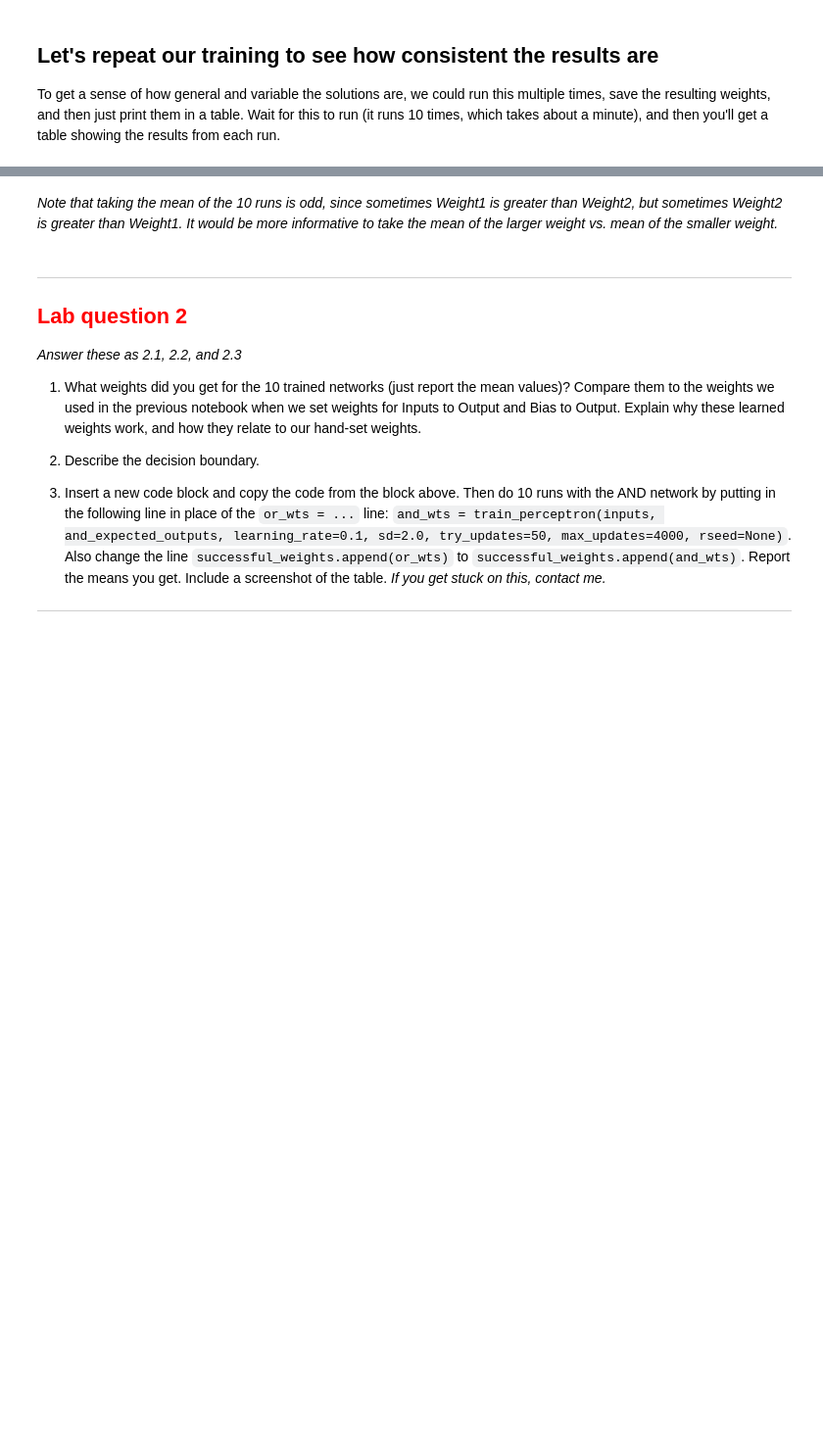
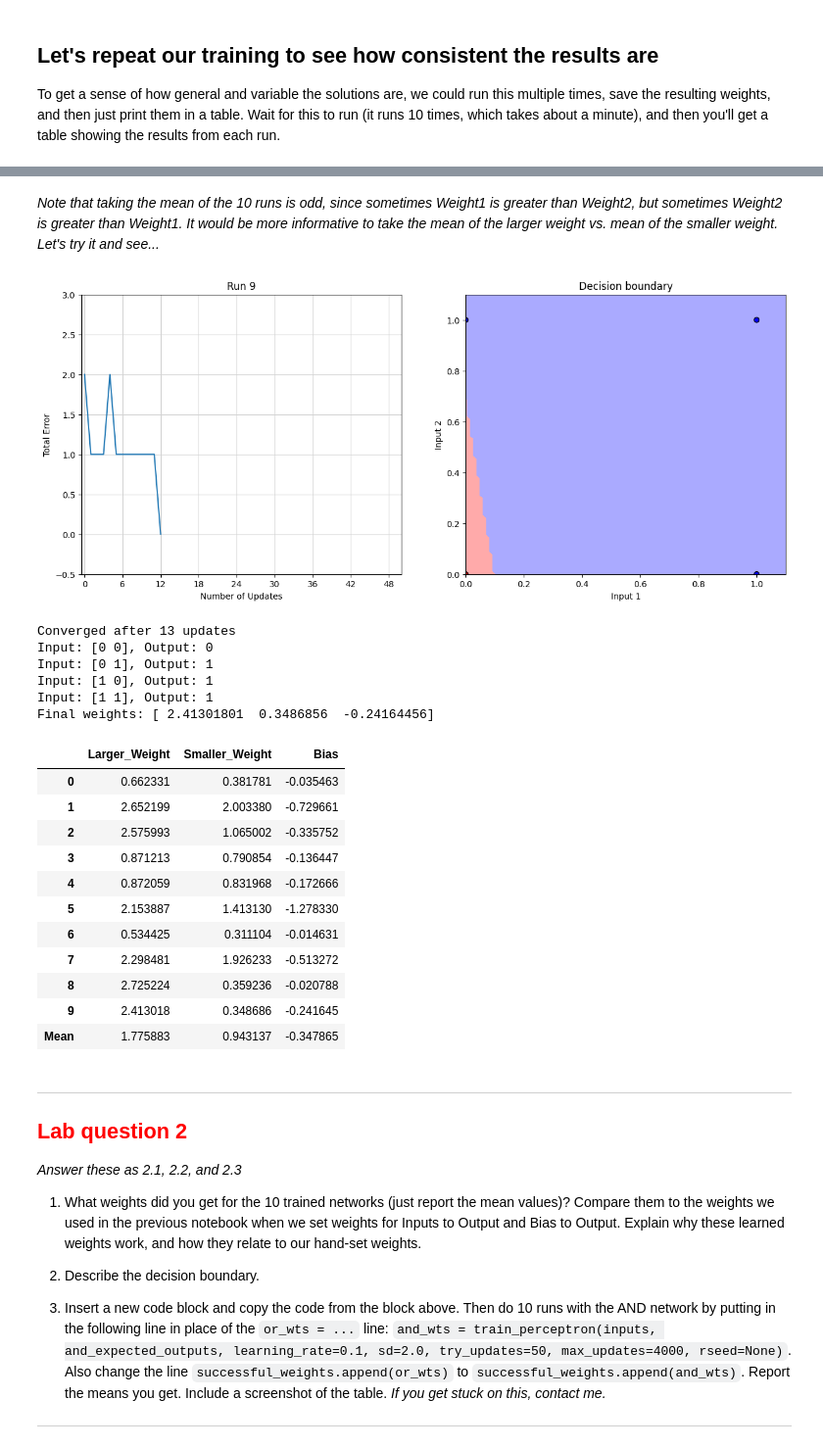
Before and after one commit to jsmagnuson/models-of-the-mind-notebooks, a Jupyter notebook: 12-nnets-02-training-linear-networks.ipynb, the cells around one changed output, grey strips where cells are left out. Shown: that part at 98% size. Saved outputs shown, nothing was run; the diff lists cells and outputs as text; code cells hidden in the pictures; blank space fills up the shorter version.

```diff
--- a/12-nnets-02-training-linear-networks.ipynb
+++ b/12-nnets-02-training-linear-networks.ipynb
@@ -339,5 +341,52 @@ Final weights: [ 1.02397248  0.57335905 -0.16339755]
 # %% [markdown]
-*Note that taking the mean of the 10 runs is odd, since sometimes Weight1 is greater than Weight2, but sometimes Weight2 is greater than Weight1. It would be more informative to take the mean of the larger weight vs. mean of the smaller weight.*
+*Note that taking the mean of the 10 runs is odd, since sometimes Weight1 is greater than Weight2, but sometimes Weight2 is greater than Weight1. It would be more informative to take the mean of the larger weight vs. mean of the smaller weight. Let's try it and see...*
+# %%
+import pandas as pd
+import time
+
+# Initialize the list to store successful weights
+successful_weights = []
+
+# Run the training 10 times
+for run in range(10):
+    or_wts = train_perceptron(inputs, or_expected_outputs, ptitle=f'Run {run}',
+                              learning_rate=0.5, sd=2.0, try_updates=50, max_updates=4000, rseed=None)
+    # Separate the larger and smaller weights and append them with the bias
+    larger_weight = max(or_wts[0], or_wts[1])
+    smaller_weight = min(or_wts[0], or_wts[1])
+    successful_weights.append([larger_weight, smaller_weight, or_wts[2]])
+    time.sleep(1)
+
+# Create a DataFrame with columns for larger weight, smaller weight, and bias
+weights_df = pd.DataFrame(successful_weights, columns=['Larger_Weight', 'Smaller_Weight', 'Bias'])
+
+# Calculate the mean of the larger and smaller weights separately, along with the bias
+mean_weights = pd.DataFrame([weights_df.mean()], columns=weights_df.columns)
+mean_weights.index = ['Mean']
+
+# Concatenate the mean row to the DataFrame
+weights_df_with_mean = pd.concat([weights_df, mean_weights])
+weights_df_with_mean
+# %% [output]
+[figure, added]
+Converged after 13 updates
+Input: [0 0], Output: 0
+Input: [0 1], Output: 1
+Input: [1 0], Output: 1
+Input: [1 1], Output: 1
+Final weights: [ 2.41301801  0.3486856  -0.24164456]
+|  | Larger_Weight | Smaller_Weight | Bias |
+| 0 | 0.662331 | 0.381781 | -0.035463 |
+| 1 | 2.652199 | 2.003380 | -0.729661 |
+| 2 | 2.575993 | 1.065002 | -0.335752 |
+| 3 | 0.871213 | 0.790854 | -0.136447 |
+| 4 | 0.872059 | 0.831968 | -0.172666 |
+| 5 | 2.153887 | 1.413130 | -1.278330 |
+| 6 | 0.534425 | 0.311104 | -0.014631 |
+| 7 | 2.298481 | 1.926233 | -0.513272 |
+| 8 | 2.725224 | 0.359236 | -0.020788 |
+| 9 | 2.413018 | 0.348686 | -0.241645 |
+| Mean | 1.775883 | 0.943137 | -0.347865 |
 # %% [markdown]
 ---
 
```
Also changed, not shown: parts of 10 cells of this notebook, 2 other files.
